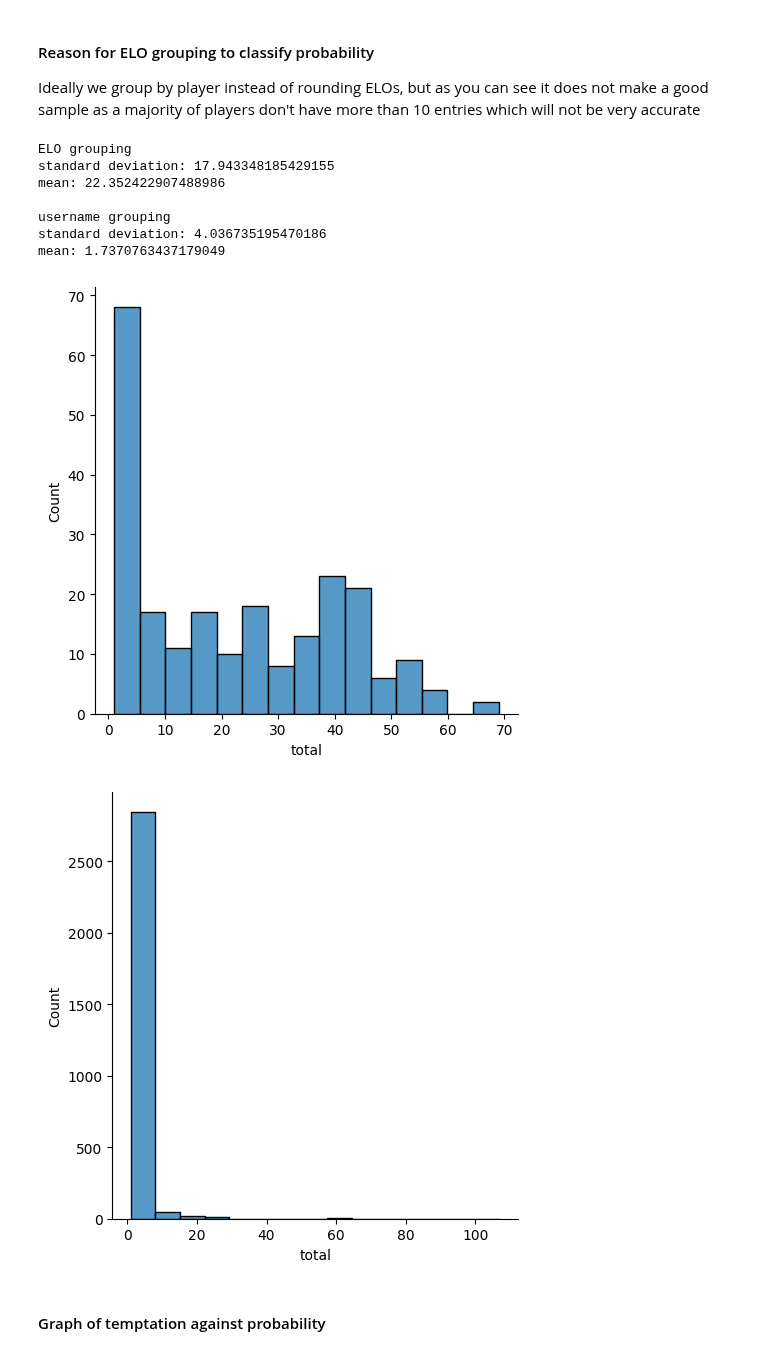
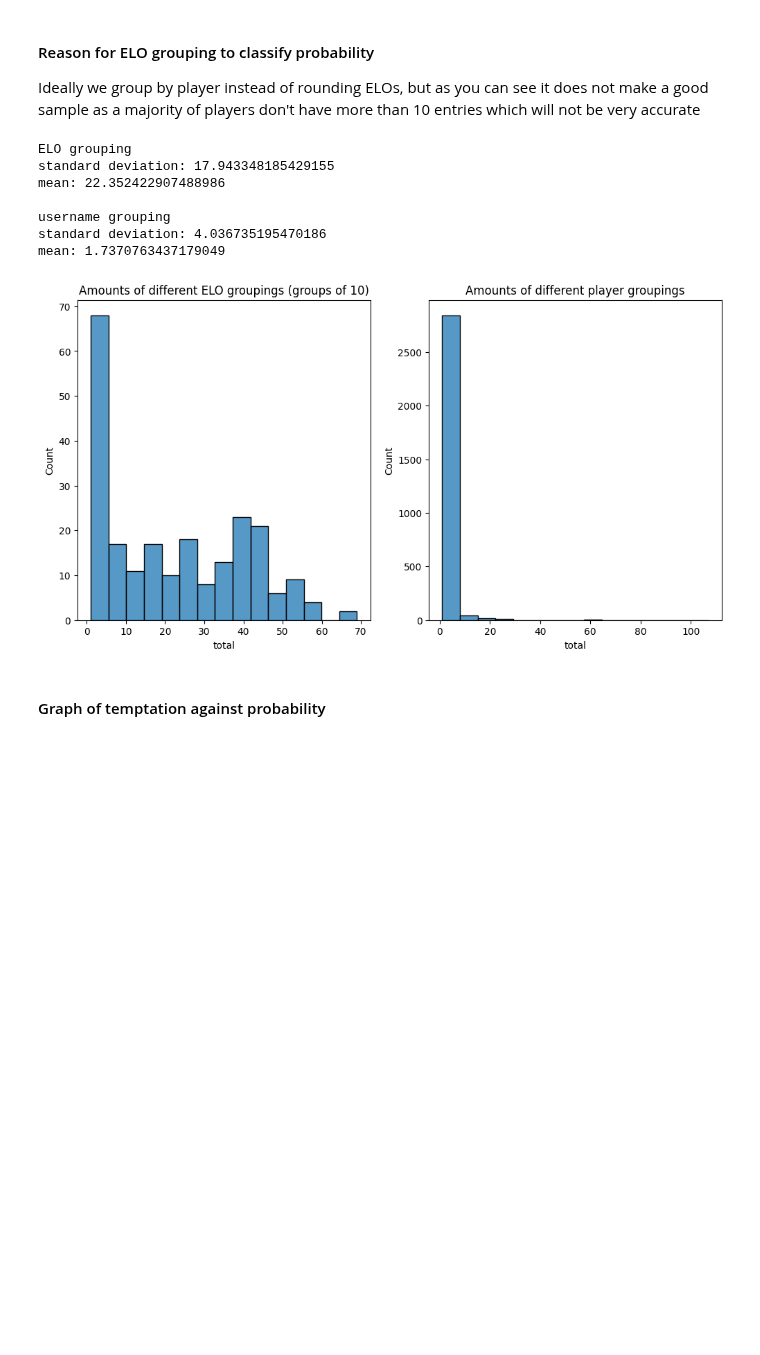
Before and after one commit to leon0241/fds-assignment-3, a Jupyter notebook: assignment-3-Q2.ipynb, the cells around one changed output. Saved outputs shown, nothing was run; the diff lists cells and outputs as text; code cells hidden in the pictures; blank space fills up the shorter version.

```diff
--- a/assignment-3-Q2.ipynb
+++ b/assignment-3-Q2.ipynb
@@ -441,13 +408,18 @@ def get_advantage(df_row):
     return df_row
 # %%
 def write_fish_to_parquet():
-    print(chess_filter.dtypes)
+    '''
+    Writes a file to parquet with stockfish evaluations for each game
+    '''
+    # choose fields
     stockfish_eval_dataframe = chess_filter[['pre_eval', 'eval_best', 'eval_ep', 'eval_player']]
-    print(stockfish_eval_dataframe.head())
 
+    # path for windows
     STOCKFISH_EXPORT_PATH = os.getcwd() + "\data\stockfish_eval_results.parquet"
+    # path for linux/etc
     STOCKFISH_EXPORT_PATH_UNIX = os.getcwd() + "/data/stockfish_eval_results.parquet"
 
+    # try for windows
     try:
         stockfish_eval_dataframe.to_parquet(STOCKFISH_EXPORT_PATH)
     # If error, read the linux location
@@ -455,6 +427,9 @@ def write_fish_to_parquet():
         stockfish_eval_dataframe.to_parquet(STOCKFISH_EXPORT_PATH_UNIX)
 
 def read_fish_from_parquet(input_df):
+    '''
+    reads Stockfish evaluations from an exported parquet file
+    '''
     STOCKFISH_EXPORT_PATH = os.getcwd() + "\data\stockfish_eval_results.parquet"
     STOCKFISH_EXPORT_PATH_UNIX = os.getcwd() + "/data/stockfish_eval_results.parquet"
 
@@ -631,37 +606,41 @@ temptation_data_2 = temptation_data_2.apply(group_elo_tens, axis=1)
 temptation_totals = temptation_data_2.groupby('elo_class_tens').size().rename("total")
 # amount of times a group actually made the e.p. move
 temptation_instances = temptation_data_2.groupby('elo_class_tens')['ep_happened'].sum().rename("instances")
 
+fig, ax0 = plt.subplots(1,2, figsize=(12, 6))
+
 # data for groups of 10
 mean = temptation_totals.mean()
 std = temptation_totals.std()
-elo_hist = sns.displot(temptation_totals, kde = False, bins = 15)
+sns.histplot(temptation_totals, kde = False, bins = 15, ax=ax0[0])
+ax0[0].set_title("Amounts of different ELO groupings (groups of 10)")
+
 print("ELO grouping")
 print("standard deviation: " + str(std))
 print("mean: " + str(mean))
 print()
 
 # data for groups of username
 username_totals = temptation_data_2.groupby('username').size().rename("total")
 
 mean = username_totals.mean()
 std = username_totals.std()
 
-username_hist = sns.displot(username_totals, kde = False, bins = 15)
+sns.histplot(username_totals, kde = False, bins = 15, ax=ax0[1])
+ax0[1].set_title("Amounts of different player groupings")
 
 print("username grouping")
 print("standard deviation: " + str(std))
 print("mean: " + str(mean))
 # %% [output]
 ELO grouping
 standard deviation: 17.943348185429155
 mean: 22.352422907488986
 
 username grouping
 standard deviation: 4.036735195470186
 mean: 1.7370763437179049
-[figure, old version]
+[figure, new version]
-[figure, removed]
 # %% [markdown]
 #### Graph of temptation against probability
 # %%
```
Also changed, not shown: parts of 17 cells of this notebook, 1 other file.
